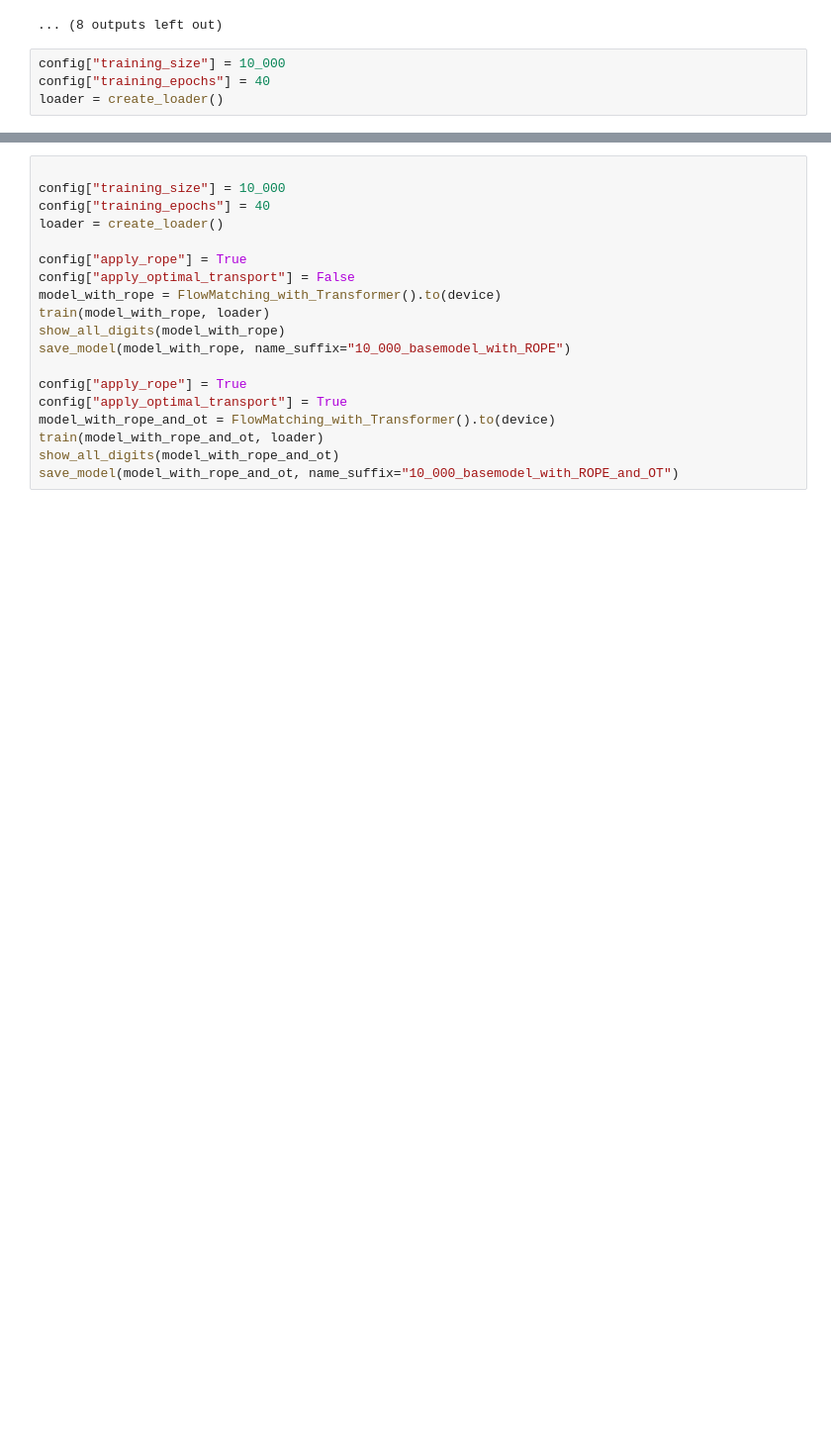
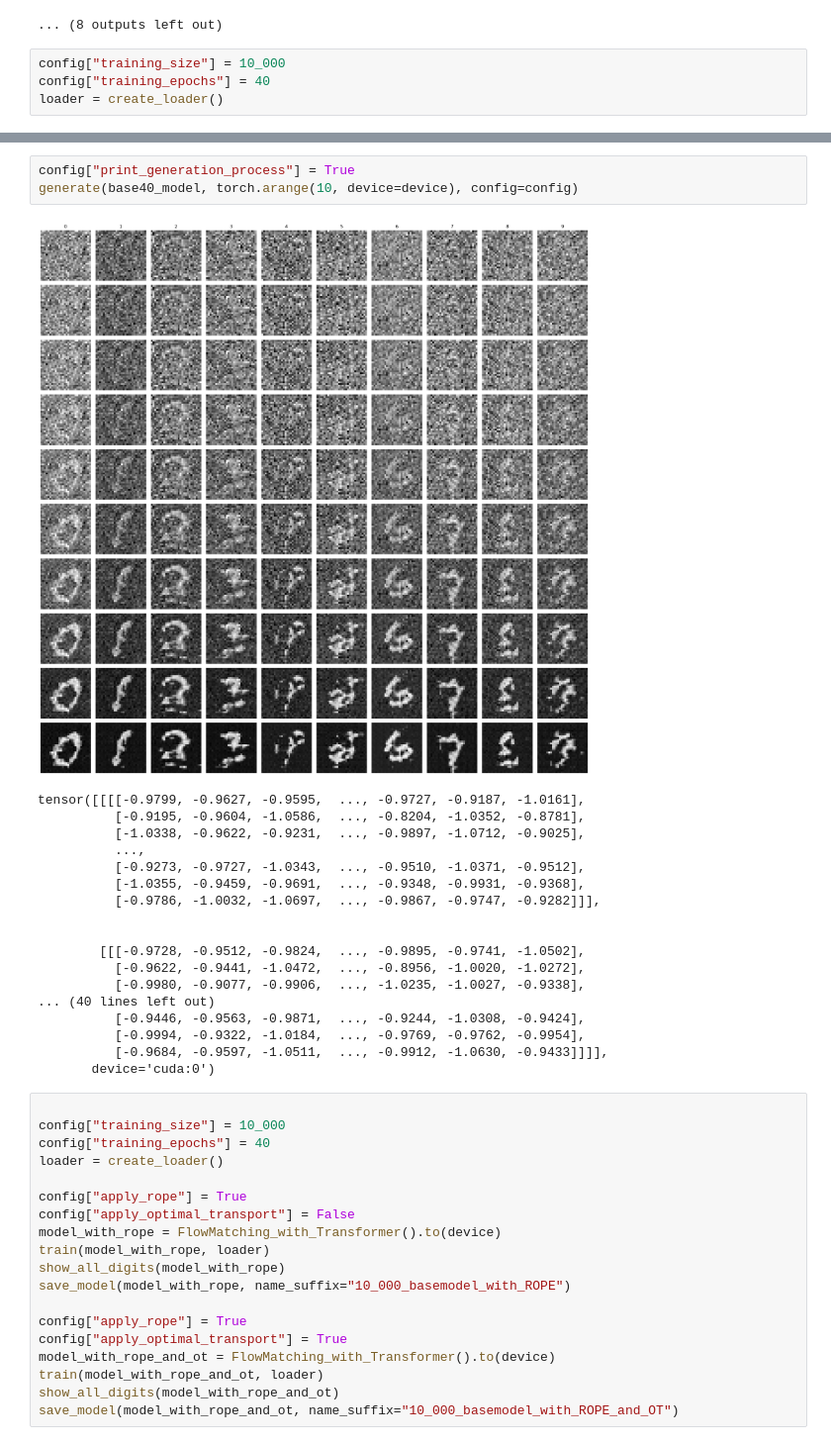
Before and after one commit to leoposc/lerobot-smolvla, a Jupyter notebook: flow-matching-tutorial/testlab.ipynb, the cells around one changed output, grey strips where cells are left out. Shown at 99% size. Saved outputs shown, nothing was run; the diff lists cells and outputs as text; blank space fills up the shorter version.

```diff
--- a/flow-matching-tutorial/testlab.ipynb
+++ b/flow-matching-tutorial/testlab.ipynb
@@ -597,3 +654,25 @@ Epoch 40: loss = 0.2085, transport cost = 1.8393
+# %%
+config["print_generation_process"] = True
+generate(base40_model, torch.arange(10, device=device), config=config)
+# %% [output]
+[figure, added]
+tensor([[[[-0.9799, -0.9627, -0.9595,  ..., -0.9727, -0.9187, -1.0161],
+          [-0.9195, -0.9604, -1.0586,  ..., -0.8204, -1.0352, -0.8781],
+          [-1.0338, -0.9622, -0.9231,  ..., -0.9897, -1.0712, -0.9025],
+          ...,
+          [-0.9273, -0.9727, -1.0343,  ..., -0.9510, -1.0371, -0.9512],
+          [-1.0355, -0.9459, -0.9691,  ..., -0.9348, -0.9931, -0.9368],
+          [-0.9786, -1.0032, -1.0697,  ..., -0.9867, -0.9747, -0.9282]]],
+
+
+        [[[-0.9728, -0.9512, -0.9824,  ..., -0.9895, -0.9741, -1.0502],
+          [-0.9622, -0.9441, -1.0472,  ..., -0.8956, -1.0020, -1.0272],
+          [-0.9980, -0.9077, -0.9906,  ..., -1.0235, -1.0027, -0.9338],
+... (40 lines left out)
+          [-0.9446, -0.9563, -0.9871,  ..., -0.9244, -1.0308, -0.9424],
+          [-0.9994, -0.9322, -1.0184,  ..., -0.9769, -0.9762, -0.9954],
+          [-0.9684, -0.9597, -1.0511,  ..., -0.9912, -1.0630, -0.9433]]]],
+       device='cuda:0')
 # %%
 
 config["training_size"] = 10_000
```
Also changed, not shown: parts of 8 cells of this notebook, 1 other file.
